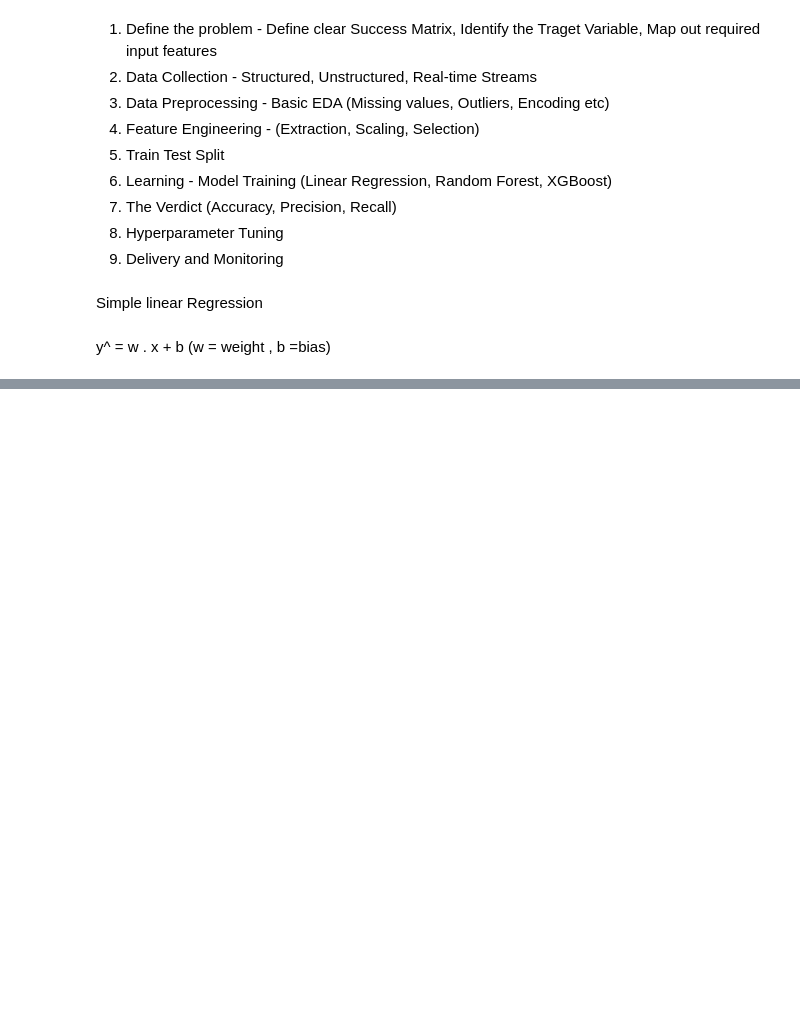
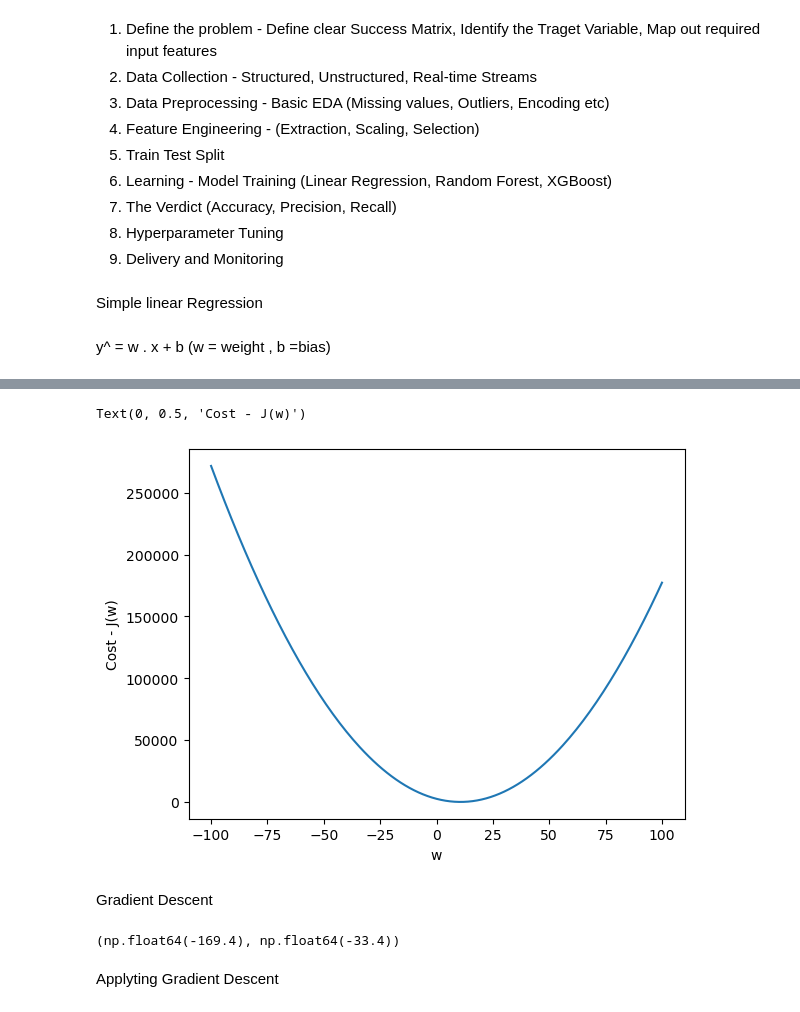
Before and after one commit to msanimfarhan/EndToEnd-MachineLearning, a Jupyter notebook: Simple-Linear-Regression.ipynb, the cells around one changed output, grey strips where cells are left out. Saved outputs shown, nothing was run; the diff lists cells and outputs as text; code cells hidden in the pictures; blank space fills up the shorter version.

```diff
--- a/Simple-Linear-Regression.ipynb
+++ b/Simple-Linear-Regression.ipynb
@@ -91,0 +94,17 @@ Text(0.5, 1.0, 'Cost: 4.0, for w=10.0 and b=3.0')
+# %%
+w =[]
+cost =[]
+
+for i in range(-100,101):
+    cost_i = compute_cost(X,y,w=i,b=0)
+    w.append(i)
+    cost.append(cost_i)
+
+plt.plot(w,cost) #convex fucntion
+plt.xlabel("w")
+plt.ylabel("Cost - J(w)")
+# %% [output]
+Text(0, 0.5, 'Cost - J(w)')
+[figure, added]
+# %% [markdown]
+Gradient Descent
@@ -91,0 +127,6 @@ Text(0.5, 1.0, 'Cost: 4.0, for w=10.0 and b=3.0')
+# %%
+calculate_gradient(X,y,w=3,b=0)
+# %% [output]
+(np.float64(-169.4), np.float64(-33.4))
+# %% [markdown]
+Applyting Gradient Descent
```
Also changed, not shown: parts of 13 cells of this notebook.
